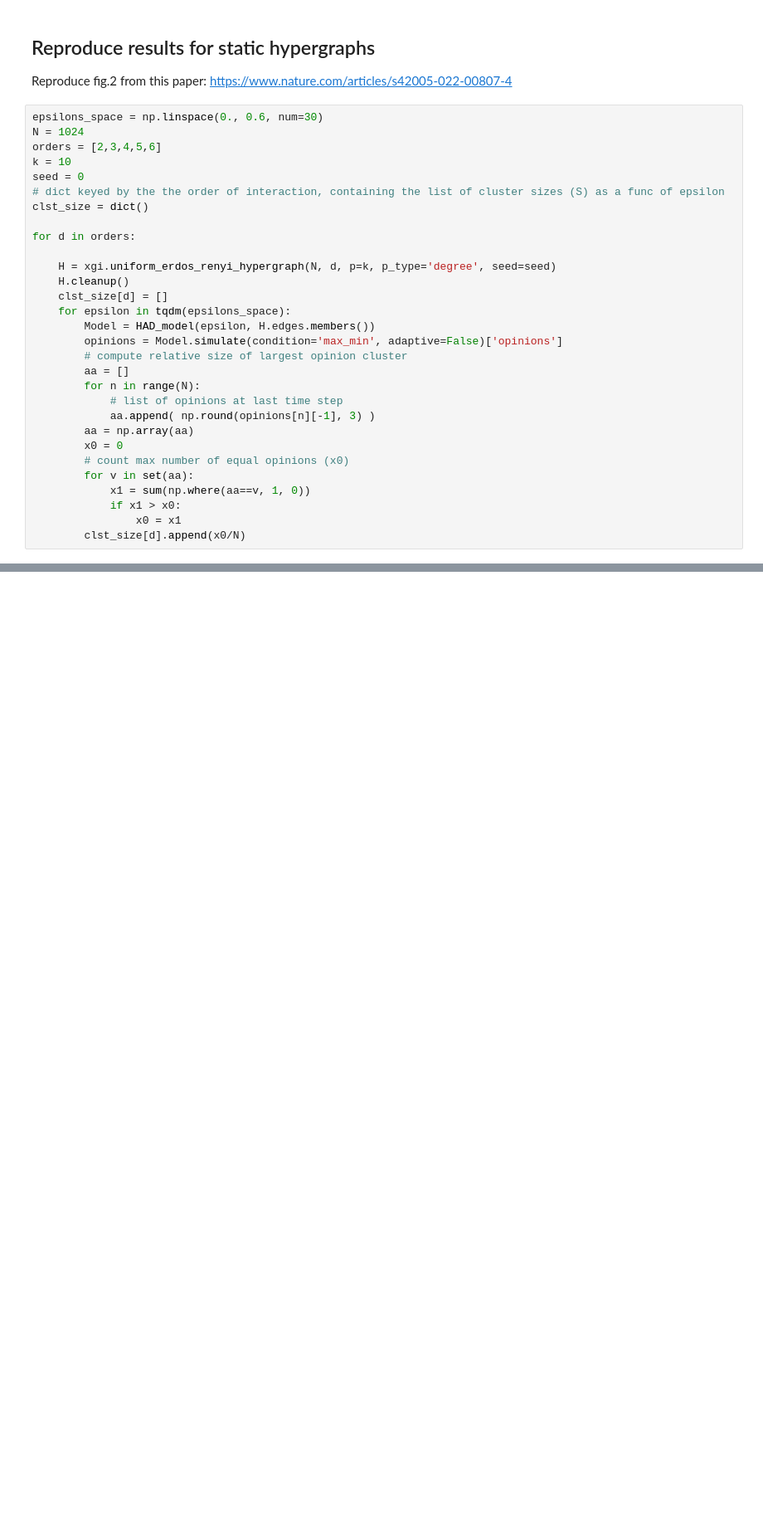
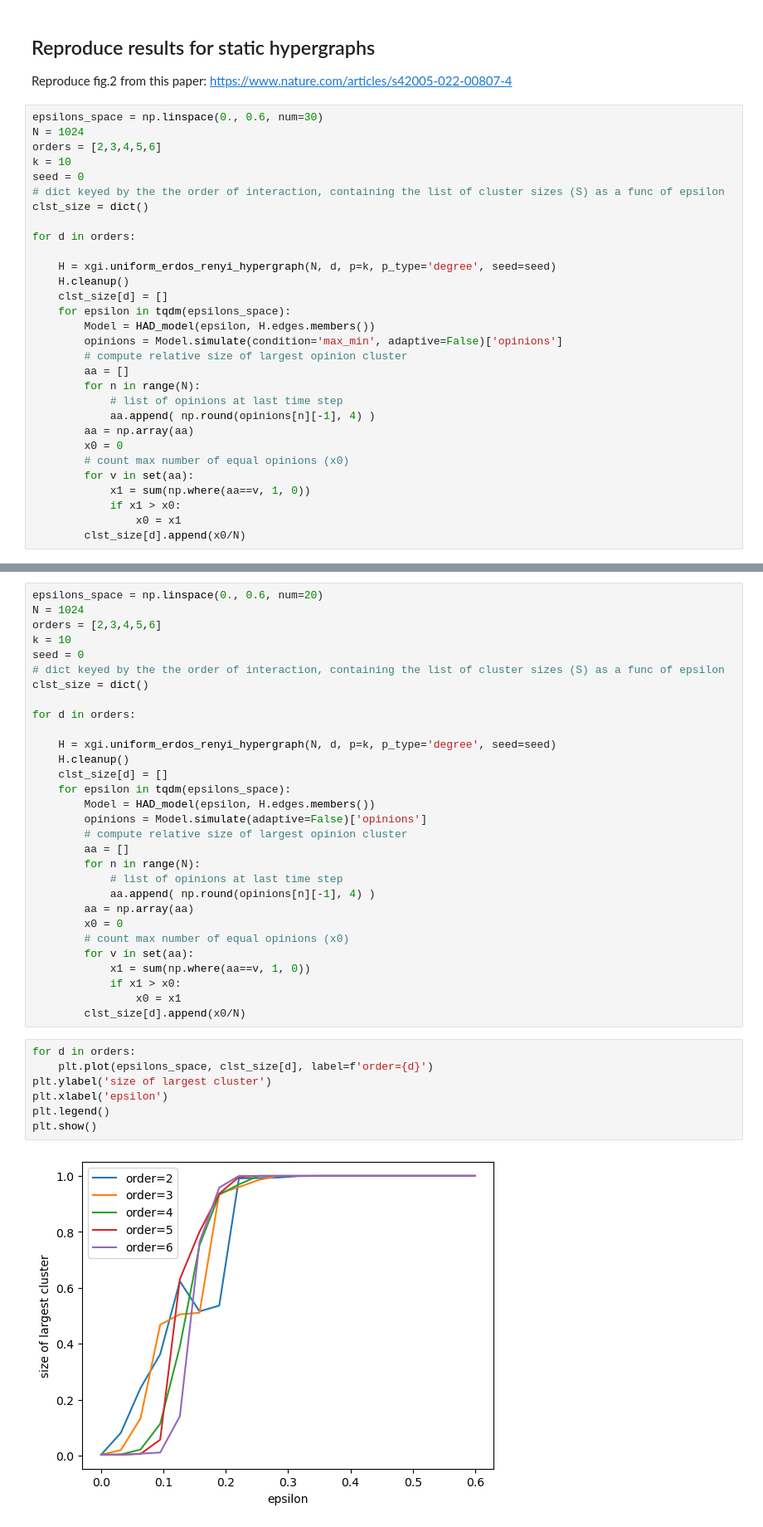
Before and after one commit to cosimoagostinelli/H-or_adaptive_Deffuant, a Jupyter notebook: test.ipynb, the cells around one changed output, grey strips where cells are left out. Shown at 83% size. Saved outputs shown, nothing was run; the diff lists cells and outputs as text; blank space fills up the shorter version.

```diff
--- a/test.ipynb
+++ b/test.ipynb
@@ -105,7 +121,7 @@ for d in orders:
         aa = []
         for n in range(N):
             # list of opinions at last time step
-            aa.append( np.round(opinions[n][-1], 3) )
+            aa.append( np.round(opinions[n][-1], 4) )
         aa = np.array(aa)
         x0 = 0
         # count max number of equal opinions (x0)
@@ -125,0 +144,39 @@ plt.show()
+# %%
+epsilons_space = np.linspace(0., 0.6, num=20)
+N = 1024
+orders = [2,3,4,5,6]
+k = 10
+seed = 0
+# dict keyed by the the order of interaction, containing the list of cluster sizes (S) as a func of epsilon
+clst_size = dict()
+
+for d in orders:
+
+    H = xgi.uniform_erdos_renyi_hypergraph(N, d, p=k, p_type='degree', seed=seed)
+    H.cleanup()
+    clst_size[d] = []
+    for epsilon in tqdm(epsilons_space):
+        Model = HAD_model(epsilon, H.edges.members())
+        opinions = Model.simulate(adaptive=False)['opinions']
+        # compute relative size of largest opinion cluster
+        aa = []
+        for n in range(N):
+            # list of opinions at last time step
+            aa.append( np.round(opinions[n][-1], 4) )
+        aa = np.array(aa)
+        x0 = 0
+        # count max number of equal opinions (x0)
+        for v in set(aa):
+            x1 = sum(np.where(aa==v, 1, 0))
+            if x1 > x0:
+                x0 = x1
+        clst_size[d].append(x0/N)
+# %%
+for d in orders:
+    plt.plot(epsilons_space, clst_size[d], label=f'order={d}')
+plt.ylabel('size of largest cluster')
+plt.xlabel('epsilon')
+plt.legend()
+plt.show()
+# %% [output]
+[figure, added]
```
Also changed, not shown: parts of 14 cells of this notebook, 1 other file.
